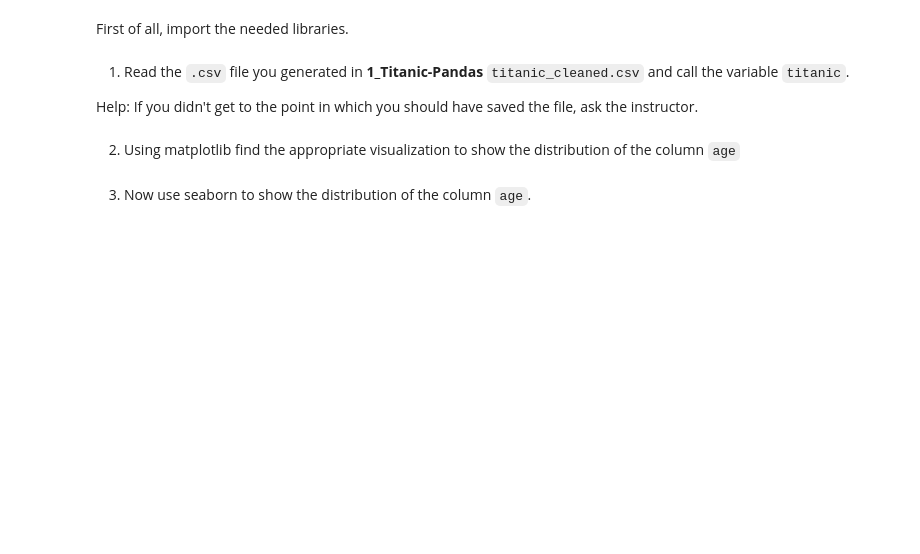
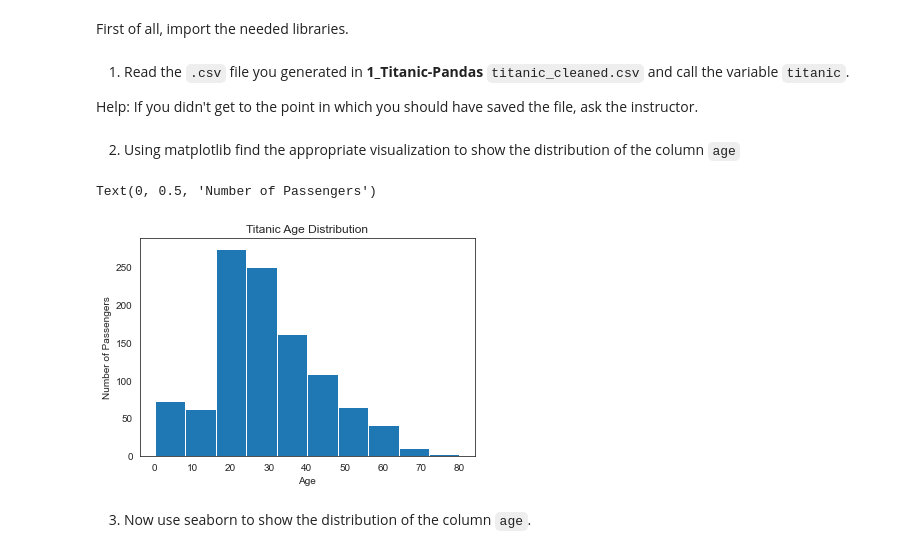
Before and after one commit to Garcipaldis/bridge_datascience_JorgeGarcia, a Jupyter notebook: Excercises/Titanic/Titanic/2_Titanic-Visualisation.ipynb, the cells around one changed output. Drawn from its saved outputs; the diff is of its cells as text; code cells hidden in the pictures; blank space fills up the shorter version.

```diff
--- a/Excercises/Titanic/Titanic/2_Titanic-Visualisation.ipynb
+++ b/Excercises/Titanic/Titanic/2_Titanic-Visualisation.ipynb
@@ -11,3 +8,15 @@ First of all, import the needed libraries.
+# %%
+
+# visualisation libraries
+%matplotlib inline
+from sklearn.datasets import load_iris, load_boston
+import seaborn as sns
+import pandas as pd
+import numpy as np
+import matplotlib.pyplot as plt
+
+# set seaborn style to white
+sns.set_style("white")
 # %% [markdown]
 1. Read the `.csv` file you generated in **1_Titanic-Pandas** `titanic_cleaned.csv` and call the variable `titanic`.
 
@@ -16,5 +25,6 @@ Help: If you didn't get to the point in which you should have saved the file, as
 filename = "titanic_cleaned.csv"
 # %%
 #your code
+titanic = pd.read_csv(filename)
 # %% [markdown]
 2. Using matplotlib find the appropriate visualization to show the distribution of the column `age`
@@ -23,2 +31,11 @@ filename = "titanic_cleaned.csv"
+# %%
+#your code here
+plt.hist(titanic.age)
+plt.title('Titanic Age Distribution')
+plt.xlabel('Age')
+plt.ylabel('Number of Passengers')
+# %% [output]
+Text(0, 0.5, 'Number of Passengers')
+[figure, added]
 # %% [markdown]
 3. Now use seaborn to show the distribution of the column `age`.
```
Also changed, not shown: parts of 25 cells of this notebook, 9 other files.
